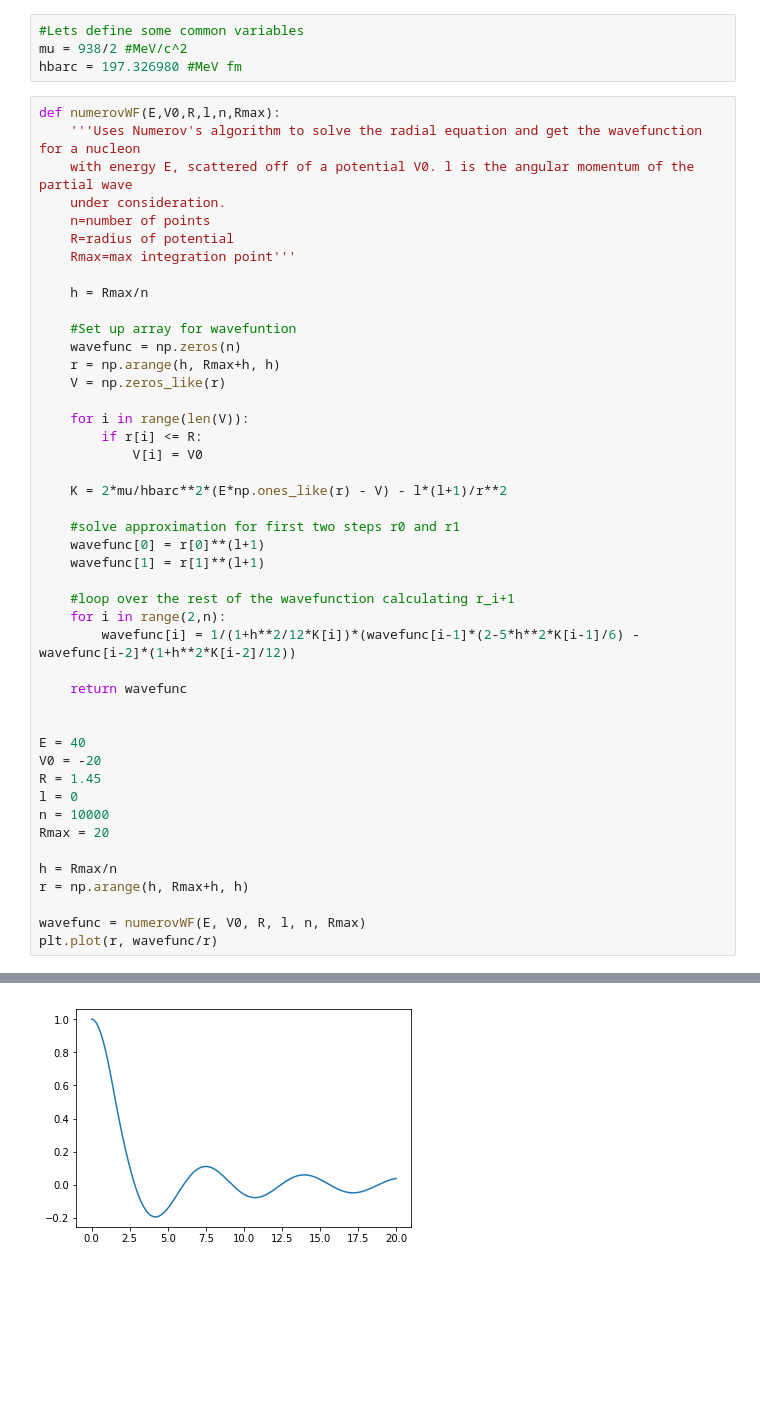
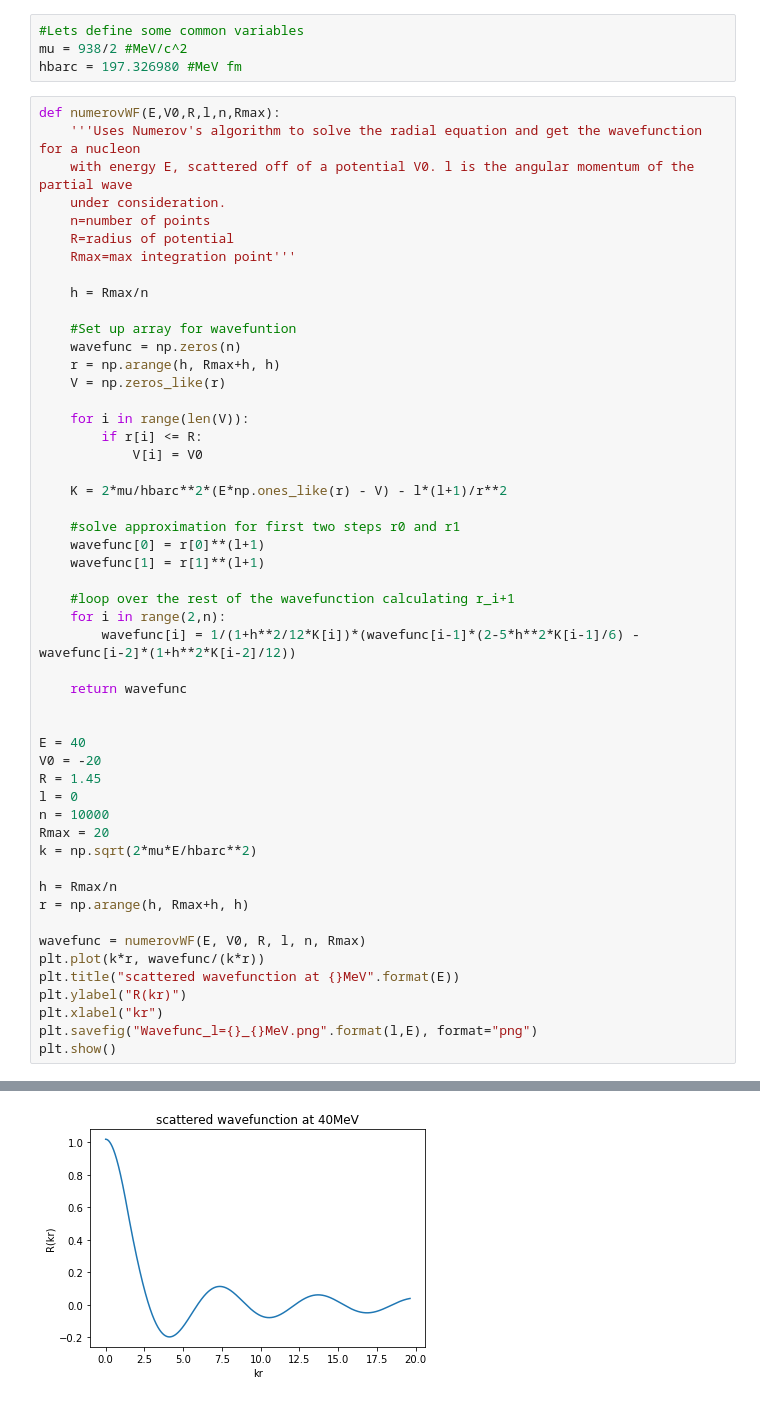
Before and after one commit to dronchin/Two-Nucleon-Scattering, a Jupyter notebook: src/Two-Nucleon scattering.ipynb, the cells around one changed output, grey strips where cells are left out. Saved outputs shown, nothing was run; the diff lists cells and outputs as text; blank space fills up the shorter version.

```diff
--- a/src/Two-Nucleon scattering.ipynb
+++ b/src/Two-Nucleon scattering.ipynb
@@ -102,10 +102,16 @@ R = 1.45
 l = 0
 n = 10000
 Rmax = 20
+k = np.sqrt(2*mu*E/hbarc**2)
 
 h = Rmax/n
 r = np.arange(h, Rmax+h, h)
 
 wavefunc = numerovWF(E, V0, R, l, n, Rmax)
-plt.plot(r, wavefunc/r)
+plt.plot(k*r, wavefunc/(k*r))
+plt.title("scattered wavefunction at {}MeV".format(E))
+plt.ylabel("R(kr)")
+plt.xlabel("kr")
+plt.savefig("Wavefunc_l={}_{}MeV.png".format(l,E), format="png")
+plt.show()
 # %% [output]
@@ -113 +118 @@ plt.plot(r, wavefunc/r)
-[figure, old version]
+[figure, new version]
```
Also changed, not shown: parts of 9 cells of this notebook, 1 other file.
